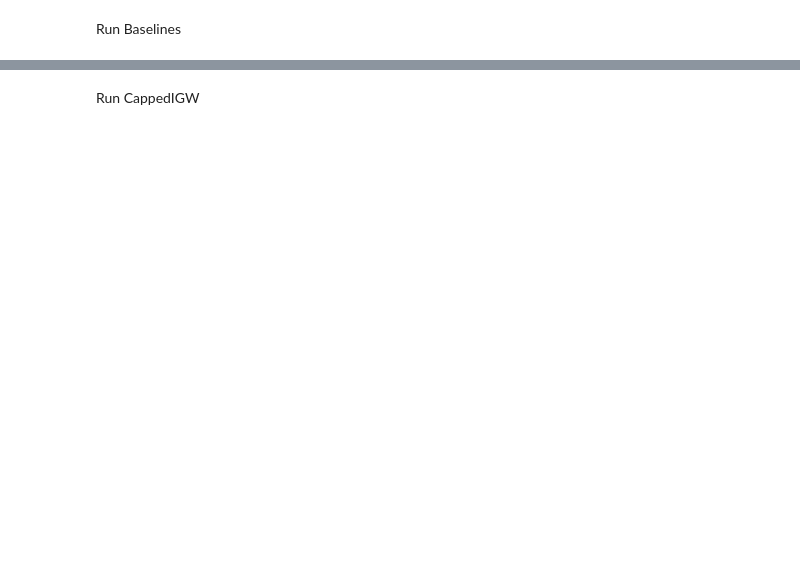
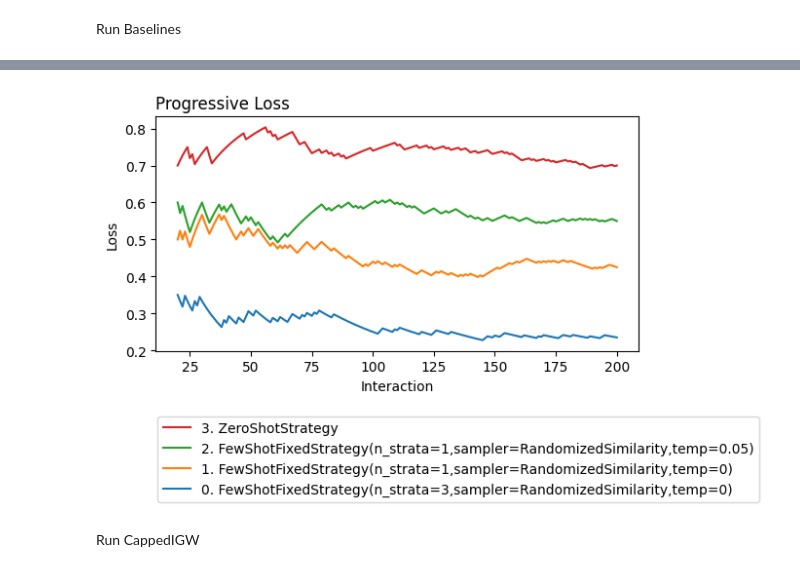
Before and after one commit to mrucker/onoff_experiments, a Jupyter notebook: demo/demo-example-selector.ipynb, the cells around one changed output, grey strips where cells are left out. Drawn from its saved outputs; the diff is of its cells as text; code cells hidden in the pictures; blank space fills up the shorter version.

```diff
--- a/demo/demo-example-selector.ipynb
+++ b/demo/demo-example-selector.ipynb
@@ -274,0 +235,27 @@ result.plot_learners(xlim=(20,None))
+# %%
+import torch
+import coba as cb
+import matplotlib.pyplot as plt
+from CappedIGW import CappedIGW
+
+batch_size = 4
+n_batches = 50
+
+rs_00_1_strat = RandomizedSimilarity(embedder, examples, ex_embeddings, batch_size=1 , temperature=.00, set_size=3, stratum=taskid)
+rs_00_1       = RandomizedSimilarity(embedder, examples, ex_embeddings, batch_size=1 , temperature=.00, set_size=3)
+rs_05_1       = RandomizedSimilarity(embedder, examples, ex_embeddings, batch_size=1 , temperature=.05, set_size=3)
+
+env = cb.Environments(letcat).take(n_batches*batch_size).batch(batch_size)
+lrn = [
+    FewShotFixedStrategy(rs_00_1_strat), # skyline
+    FewShotFixedStrategy(rs_00_1),       # greedy reference policy (difference from reference policy is overhead of exploration)
+    FewShotFixedStrategy(rs_05_1),       # our reference policy
+    ZeroShotStrategy(),                  # baseline
+]
+
+result = cb.Experiment(env,lrn).run(processes=1)
+result.plot_learners(xlim=(20,None),out=None)
+plt.ylabel("Loss")
+plt.title('Progressive Loss',loc='left')
+plt.show()
+# %% [output]
@@ -275,2 +278,3 @@ result.plot_learners(xlim=(20,None))
+[figure, added]
 # %% [markdown]
 Run CappedIGW
```
Also changed, not shown: parts of 5 cells of this notebook, 2 other files.
